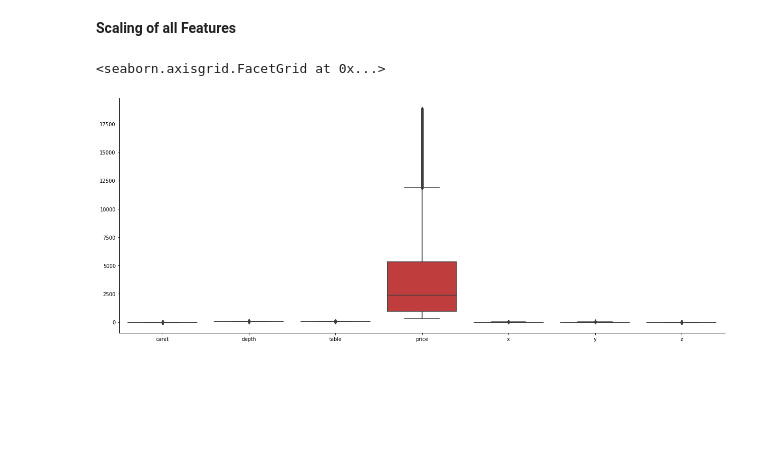
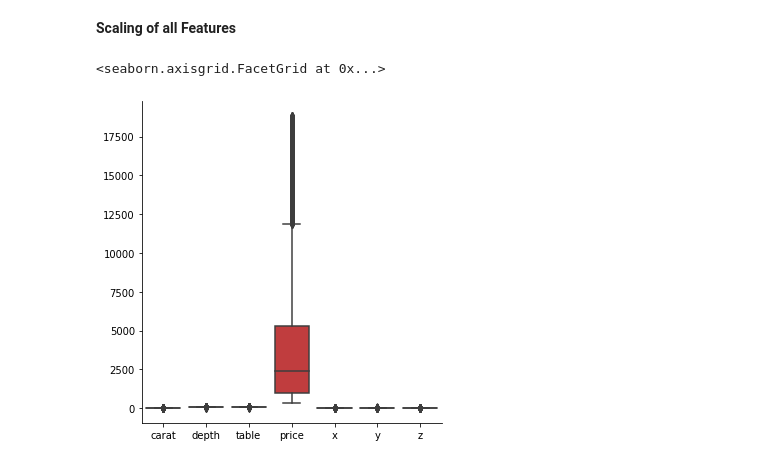
Before and after one commit to heidaralavi/APC-, a Jupyter notebook: diamonds.ipynb, the cells around one changed output. Saved outputs shown, nothing was run; the diff lists cells and outputs as text; code cells hidden in the pictures; blank space fills up the shorter version.

```diff
--- a/diamonds.ipynb
+++ b/diamonds.ipynb
@@ -201,7 +202,7 @@ df.loc[(df['x']==0)|(df['y']==0)|(df['z']==0)]
 # %% [markdown]
 **Scaling of all Features**
 # %%
-sns.catplot(data=df , kind='box' , height=7, aspect=2.5)
+sns.catplot(data=df , kind='box')
 # %% [output]
 <seaborn.axisgrid.FacetGrid at 0x...>
-[figure, old version]
+[figure, new version]
```
Also changed, not shown: parts of 10 cells of this notebook.
